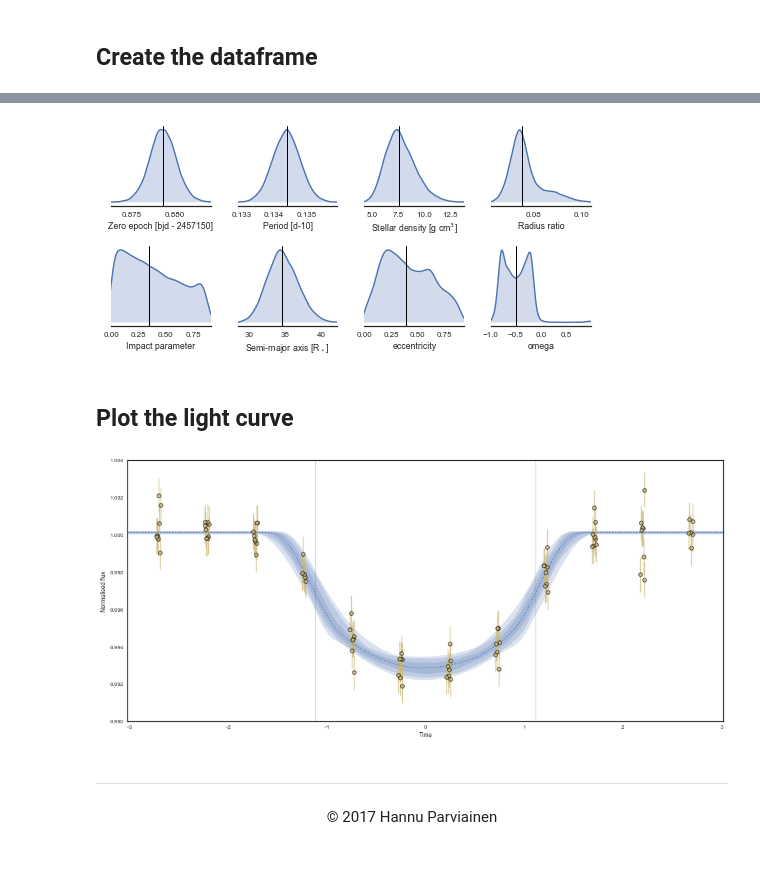
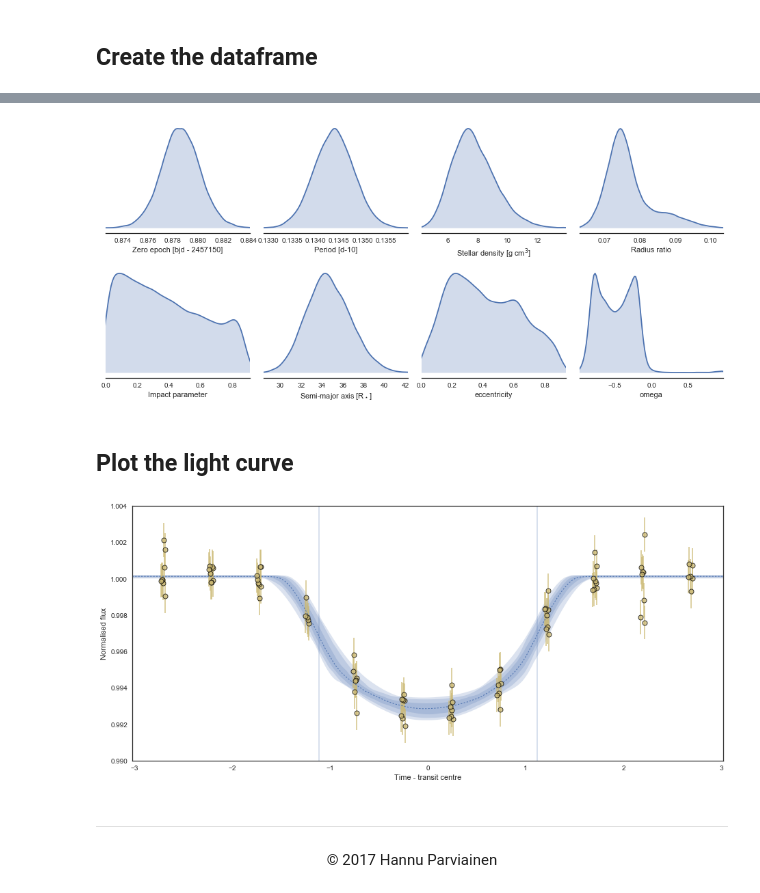
Before and after one commit to hpparvi/prae1b, a Jupyter notebook: notebooks/02c_transit_modelling.ipynb, the cells around one changed output, grey strips where cells are left out. Drawn from its saved outputs; the diff is of its cells as text; code cells hidden in the pictures; blank space fills up the shorter version.

```diff
--- a/notebooks/02c_transit_modelling.ipynb
+++ b/notebooks/02c_transit_modelling.ipynb
@@ -9,13 +8,15 @@ sys.path.append('../src')
 Populating the interactive namespace from numpy and matplotlib
 # %%
 from tqdm import tqdm
-from core import *
+%run ../src/core.py
+mcfile = join(DRESULT, '02c.npz')
 # %% [markdown]
 ## Run DE and MCMC
 
 The Differential Evolution optimization takes $\sim$30 seconds, and the MCMC sampling $\sim$25 minutes. Comment out the `do_mcmc = False` line to run the MCMC sampling.
 # %%
 npop, de_iter, mc_iter = 100, 200, 40000
+thin, burn = 100, 50
 lpf = LPFunction(logg_prior = NP(4.81, 0.08, 'logg', lims=(1,10)))
 de = DiffEvol(lpf, lpf.ps.bounds, npop, maximize=True)
 sampler = EnsembleSampler(npop, lpf.ps.ndim, lpf)
@@ -26,12 +27,12 @@ do_mcmc = False
 if do_mcmc:
     for r in tqdm(de(de_iter), total=de_iter): pass
 
-    for i,r in enumerate(tqdm(sampler.sample(de.population, iterations=mc_iter, thin=100), total=mc_iter)):
+    for i,r in enumerate(tqdm(sampler.sample(de.population, iterations=mc_iter, thin=thin), total=mc_iter)):
         if ((i > 0) and (i%500 == 0)) or (i == mc_iter-1):
-            savez('../results/02c', chains=sampler.chain)
+            savez(mcfile, chains=sampler.chain)
 
-chain = load('../results/02c.npz')['chains']
-fc = chain[:,50:,:].reshape([-1,lpf.ps.ndim])
+chain = load(mcfile)['chains']
+fc = chain[:,burn:,:].reshape([-1,lpf.ps.ndim])
 mp = median(fc, 0)
 # %% [markdown]
 ## Create the dataframe
@@ -64,22 +54,20 @@ df.describe()
 # %%
-sb.set_context('paper')
-fig, axs = subplots(2,4, figsize=(AAPGW, AAOCW))
+fig,ax = subplots(2, 4, figsize=(13,6))
 
 pars = 'tcc pc rho k b a ecc w'.split()
 labels = ('Zero epoch [bjd - {:7d}], Period [d-10], '
           'Stellar density [g cm$^3$], Radius ratio, '
           'Impact parameter, Semi-major axis [R$_\star$], eccentricity, omega'.format(bjdref+2317).split(', '))
 
-for i,(par,label,ax) in enumerate(zip(pars,labels,axs.flat)):
-    sb.kdeplot(df[par], shade=True, ax=ax, legend=False)
-    ax.axvline(median(df[par]), c='k', lw=1)
-    setp(ax, xlabel=label, xlim=percentile(df[par], [0.05,99.95]))
+for i,(par,label) in enumerate(zip(pars,labels)):
+    sb.kdeplot(df[par], ax=ax.flat[i], legend=False, shade=True)
+    setp(ax.flat[i], xlabel=label, xlim=percentile(df[par], [0.05,99.95]), yticks=[])
 
 sb.despine(fig, left=True)
-setp(sum([a.get_yticklabels() for a in axs.flat]), visible=False)
 fig.tight_layout()
+fig.savefig(join(DPLOT, 'basic_parameter_estimates_wn_loose.pdf'))
 # %% [output]
-[figure, old version]
+[figure, new version]
 # %% [markdown]
 ## Plot the light curve
 # %%
@@ -101,11 +89,11 @@ with sb.axes_style('white'):
     [ax.fill_between(mphase_m_d[sids],*flux_pc[i:i+2,sids],alpha=0.2,facecolor=cp[0]) for i in range(1,6,2)]
     ax.plot(mphase_m_d[sids], flux_pc[0,sids], c=cp[0], lw=1, ls=':')
     [ax.axvline(c*hT14, alpha=0.25) for c in [-1,1]]
-    setp(ax, xlim=(-3.02,3.02), ylim=(0.99,1.004),xlabel='Time', ylabel='Normalised flux')
+    setp(ax, xlim=(-3.02,3.02), ylim=(0.99,1.004),xlabel='Time - transit centre', ylabel='Normalised flux')
     fig.tight_layout()
-    fig.savefig('../plots/lc_model_wn_b.pdf')
+    fig.savefig(join(DPLOT, 'lc_model_wn_tight.pdf'))
 # %% [output]
-[figure, old version]
+[figure, new version]
 # %% [markdown]
 ---
 
```
Also changed, not shown: parts of 2 cells of this notebook.
